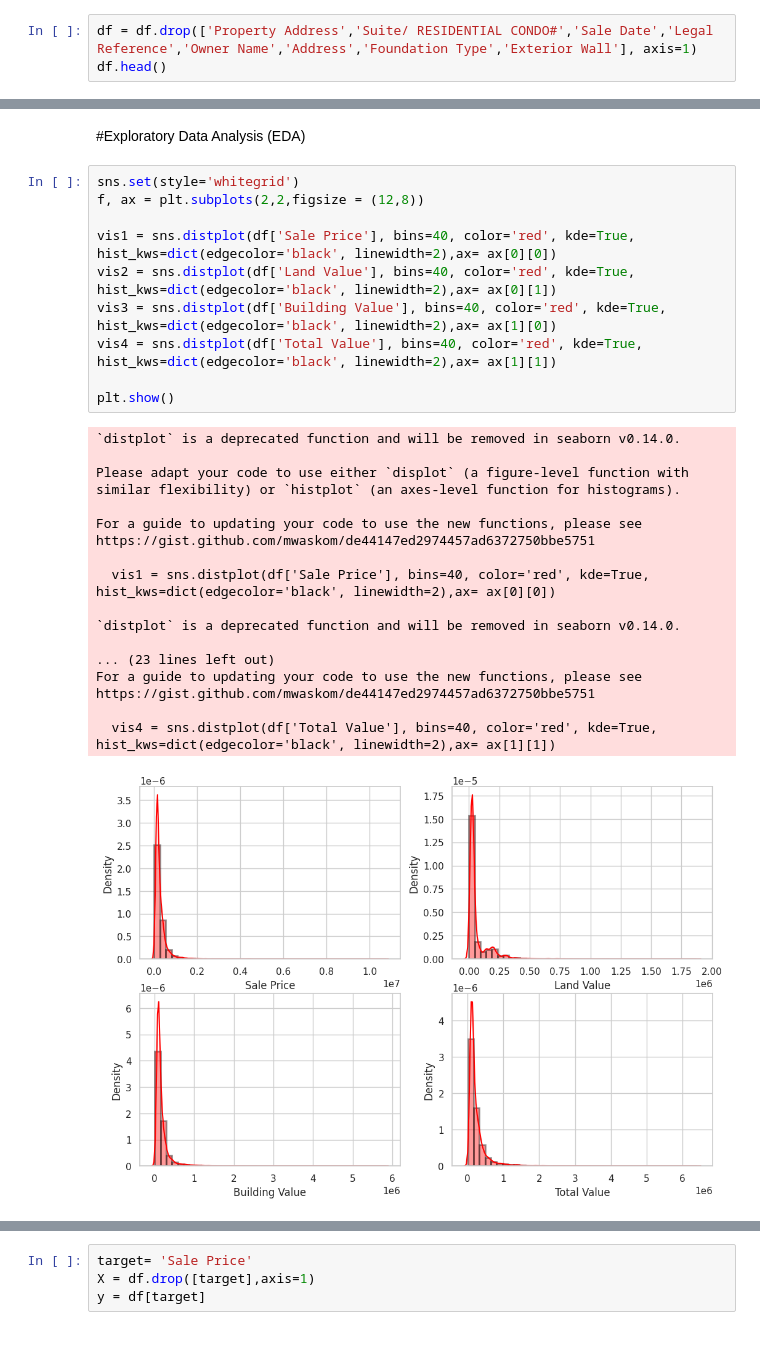
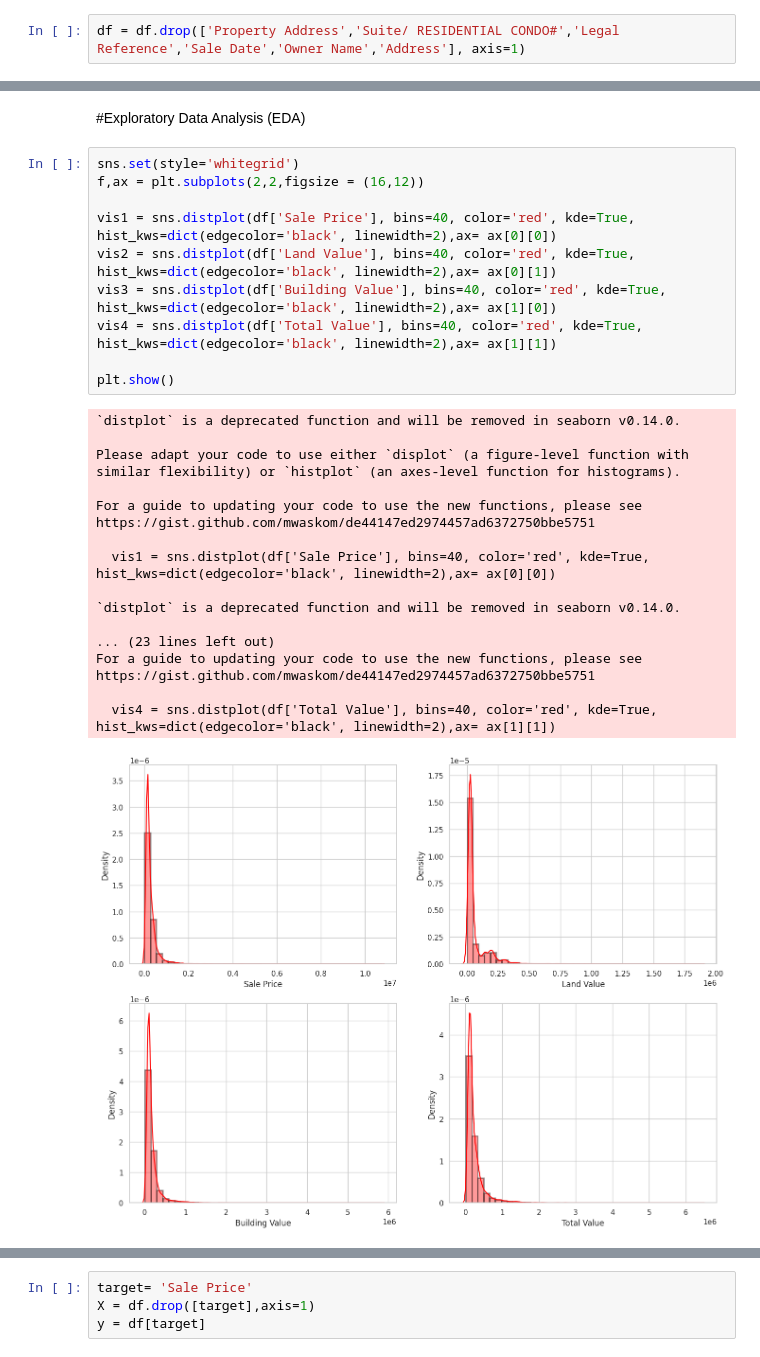
Before and after one commit to nanda1296/Predictive-Analytics-for-Real-Estate, a Jupyter notebook: Project_Group_A13.ipynb, the cells around one changed output, grey strips where cells are left out. Saved outputs shown, nothing was run; the diff lists cells and outputs as text.

```diff
--- a/Project_Group_A13.ipynb
+++ b/Project_Group_A13.ipynb
@@ -86,5 +121,4 @@ plt.show()
 # %% [output]
 [figure]
 # %%
-df = df.drop(['Property Address','Suite/ RESIDENTIAL CONDO#','Sale Date','Legal Reference','Owner Name','Address','Foundation Type','Exterior Wall'], axis=1)
-df.head()
+df = df.drop(['Property Address','Suite/ RESIDENTIAL CONDO#','Legal Reference','Sale Date','Owner Name','Address'], axis=1)
@@ -192,33 +168,33 @@ dtype: int64
 #Exploratory Data Analysis (EDA)
 # %%
 sns.set(style='whitegrid')
-f, ax = plt.subplots(2,2,figsize = (12,8))
+f,ax = plt.subplots(2,2,figsize = (16,12))
 
 vis1 = sns.distplot(df['Sale Price'], bins=40, color='red', kde=True, hist_kws=dict(edgecolor='black', linewidth=2),ax= ax[0][0])
 vis2 = sns.distplot(df['Land Value'], bins=40, color='red', kde=True, hist_kws=dict(edgecolor='black', linewidth=2),ax= ax[0][1])
 vis3 = sns.distplot(df['Building Value'], bins=40, color='red', kde=True, hist_kws=dict(edgecolor='black', linewidth=2),ax= ax[1][0])
 vis4 = sns.distplot(df['Total Value'], bins=40, color='red', kde=True, hist_kws=dict(edgecolor='black', linewidth=2),ax= ax[1][1])
 
 plt.show()
 # %% [output]
 `distplot` is a deprecated function and will be removed in seaborn v0.14.0.
 
 Please adapt your code to use either `displot` (a figure-level function with
 similar flexibility) or `histplot` (an axes-level function for histograms).
 
 For a guide to updating your code to use the new functions, please see
 https://gist.github.com/mwaskom/de44147ed2974457ad6372750bbe5751
 
   vis1 = sns.distplot(df['Sale Price'], bins=40, color='red', kde=True, hist_kws=dict(edgecolor='black', linewidth=2),ax= ax[0][0])
 
 `distplot` is a deprecated function and will be removed in seaborn v0.14.0.
 
 ... (23 lines left out)
 For a guide to updating your code to use the new functions, please see
 https://gist.github.com/mwaskom/de44147ed2974457ad6372750bbe5751
 
   vis4 = sns.distplot(df['Total Value'], bins=40, color='red', kde=True, hist_kws=dict(edgecolor='black', linewidth=2),ax= ax[1][1])
-[figure, old version]
+[figure, new version]
 # %%
 #skewness and kurtosis
 print("Skewness of the Sale Price: ", df['Sale Price'].skew())
```
Also changed, not shown: parts of 33 cells of this notebook.
